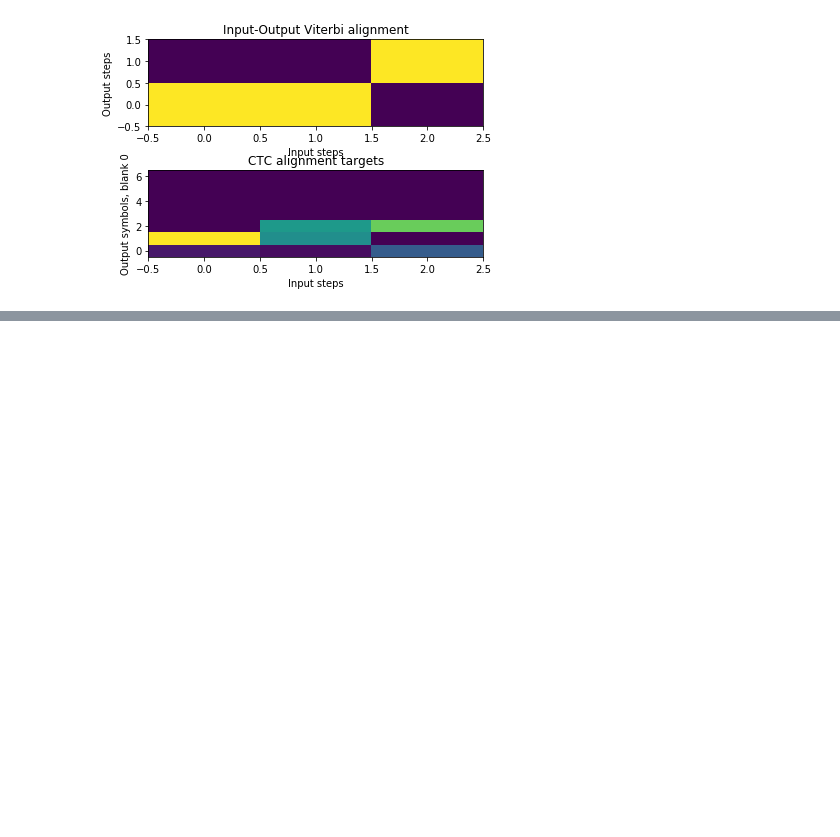
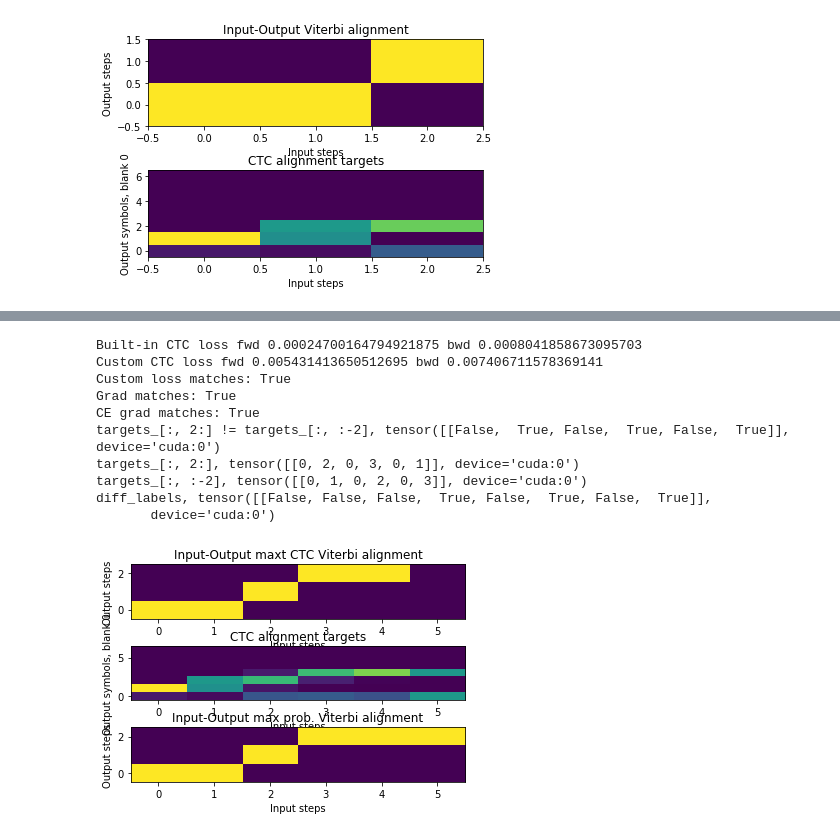
Before and after one commit to qoo/ctc, a Jupyter notebook: Step-into-code.ipynb, the cells around one changed output, grey strips where cells are left out. Cells and saved outputs as stored; diff of their text form; code cells hidden in the pictures; blank space fills up the shorter version.

```diff
--- a/Step-into-code.ipynb
+++ b/Step-into-code.ipynb
@@ -827,0 +1234,18 @@ path tensor([[3],
+# %%
+# test 1-aac
+
+probs_seq1 = abc1
+path = numpy.array([1,2,3])
+find_path(probs_seq1, path)
+# %% [output]
+Built-in CTC loss fwd 0.00024700164794921875 bwd 0.0008041858673095703
+Custom CTC loss fwd 0.005431413650512695 bwd 0.007406711578369141
+Custom loss matches: True
+Grad matches: True
+CE grad matches: True
+targets_[:, 2:] != targets_[:, :-2], tensor([[False,  True, False,  True, False,  True]], device='cuda:0')
+targets_[:, 2:], tensor([[0, 2, 0, 3, 0, 1]], device='cuda:0')
+targets_[:, :-2], tensor([[0, 1, 0, 2, 0, 3]], device='cuda:0')
+diff_labels, tensor([[False, False, False,  True, False,  True, False,  True]],
+       device='cuda:0')
+[figure, added]
```
Also changed, not shown: parts of 7 cells of this notebook, 2 other files.
